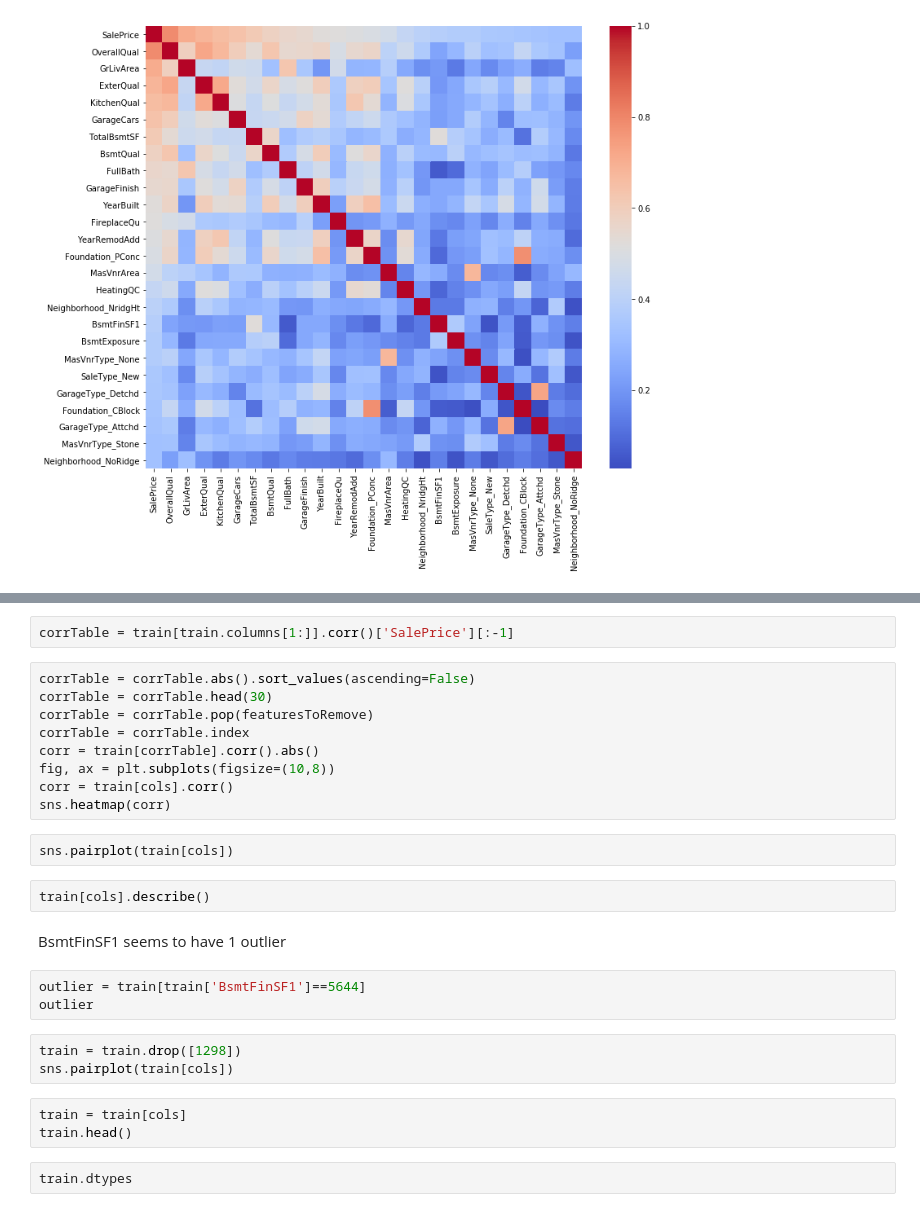
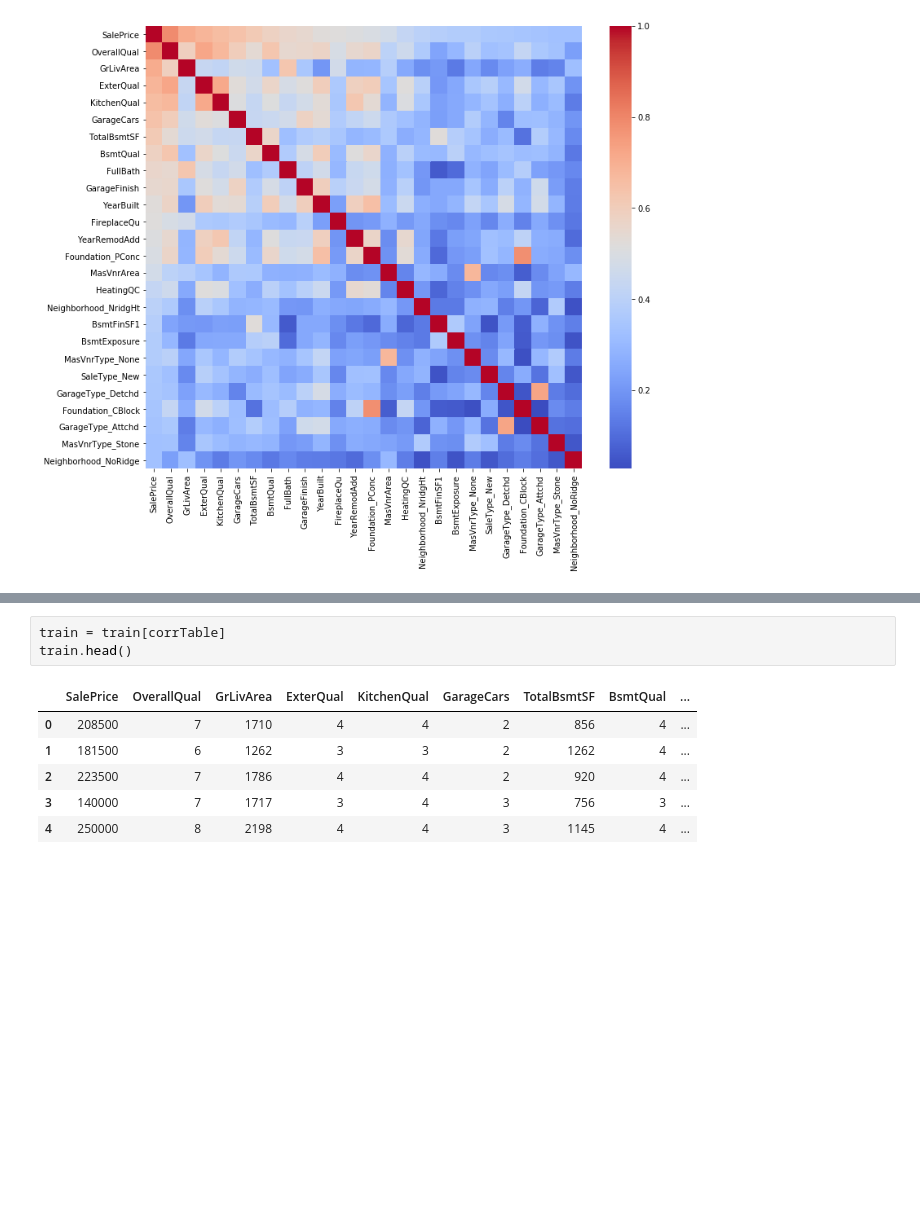
Before and after one commit to PratsNathan/house-prices-advanced-regression-techniques, a Jupyter notebook: main.ipynb, the cells around one changed output, grey strips where cells are left out. Saved outputs shown, nothing was run; the diff lists cells and outputs as text; blank space fills up the shorter version.

```diff
--- a/main.ipynb
+++ b/main.ipynb
@@ -252,28 +250,10 @@ sns.heatmap(corr,cmap='coolwarm')
-# %%
-corrTable = train[train.columns[1:]].corr()['SalePrice'][:-1]
-# %%
-corrTable = corrTable.abs().sort_values(ascending=False)
-corrTable = corrTable.head(30)
-corrTable = corrTable.pop(featuresToRemove)
-corrTable = corrTable.index
-corr = train[corrTable].corr().abs()
-fig, ax = plt.subplots(figsize=(10,8))
-corr = train[cols].corr()
-sns.heatmap(corr)
-# %%
-sns.pairplot(train[cols])
-# %%
-train[cols].describe()
-# %% [markdown]
-BsmtFinSF1 seems to have 1 outlier
-# %%
-outlier = train[train['BsmtFinSF1']==5644]
-outlier
 # %%
-train = train.drop([1298])
-sns.pairplot(train[cols])
+train = train[corrTable]
+train.head()
+# %% [output]
+|  | SalePrice | OverallQual | GrLivArea | ExterQual | KitchenQual | GarageCars | TotalBsmtSF | BsmtQual | ... |
+| 0 | 208500 | 7 | 1710 | 4 | 4 | 2 | 856 | 4 | ... |
+| 1 | 181500 | 6 | 1262 | 3 | 3 | 2 | 1262 | 4 | ... |
+| 2 | 223500 | 7 | 1786 | 4 | 4 | 2 | 920 | 4 | ... |
+| 3 | 140000 | 7 | 1717 | 3 | 4 | 3 | 756 | 3 | ... |
+| 4 | 250000 | 8 | 2198 | 4 | 4 | 3 | 1145 | 4 | ... |
-# %%
-train = train[cols]
-train.head()
-# %%
-train.dtypes
```
Also changed, not shown: parts of 1 cell of this notebook.
